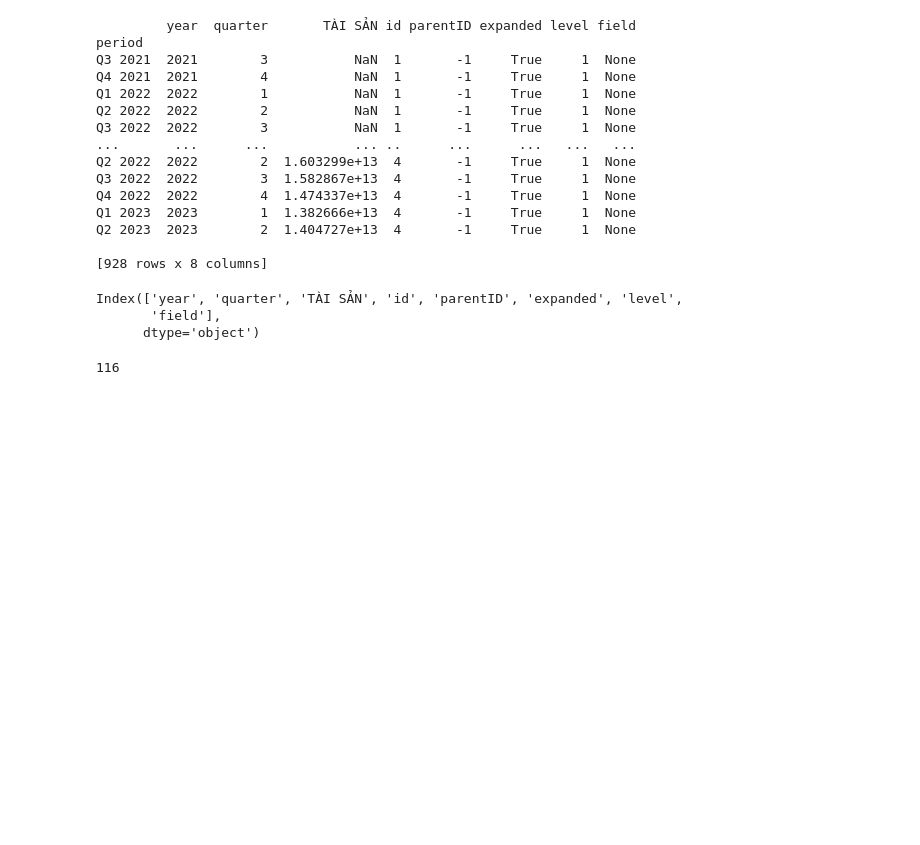
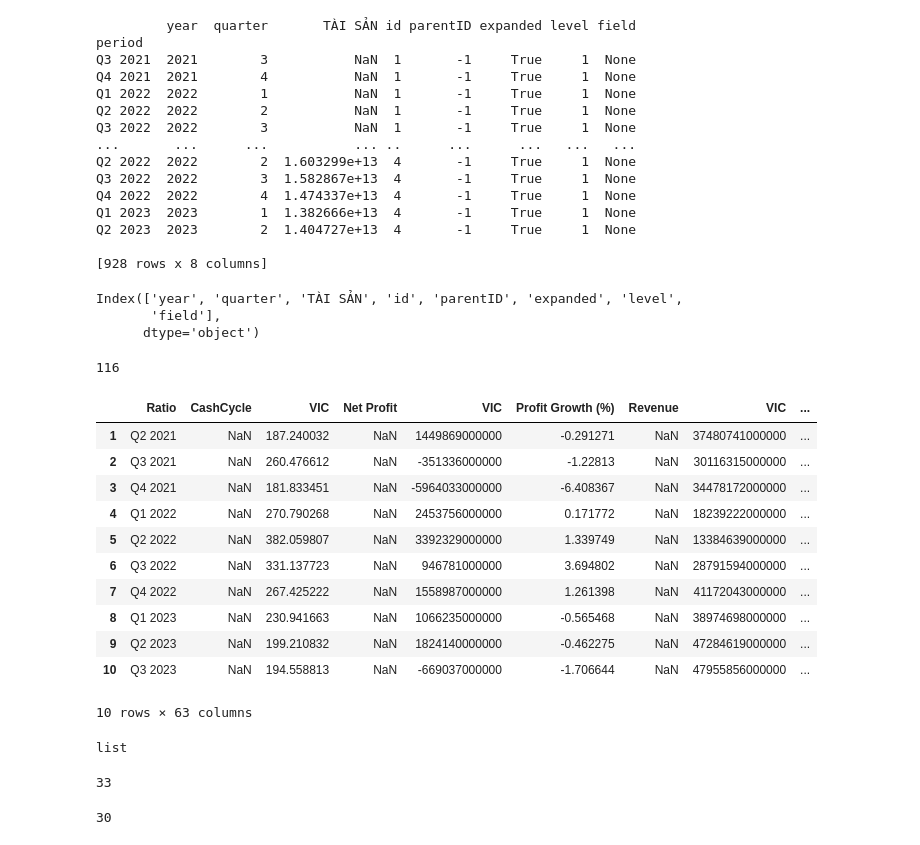
Before and after one commit to tranthanhbinh1/stock-recommendation-system, a Jupyter notebook: test2.ipynb, the cells around one changed output. Cells and saved outputs as stored; diff of their text form; code cells hidden in the pictures; blank space fills up the shorter version.

```diff
--- a/test2.ipynb
+++ b/test2.ipynb
@@ -201,3 +201,35 @@ with open ("test.json", "r") as f:
 len(data)
 # %% [output]
 116
+# %%
+import pandas as pd
+
+
+df = pd.read_excel("SSI_VIC_Financial_Ratio_13112023.xlsx")
+# %%
+# Reset and drop Indexes
+df = df.iloc[6:]
+df = df.iloc[:-4]   #Drop the "powered by fiintrade"
+df = df.reset_index(drop=True)
+# Tranpose and reset the index again
+df = df.transpose().reset_index(drop=True)
+# Set the first row as headers
+new_headers = df.iloc[0]
+df = df[1:]
+df.columns = new_headers
+# df = df.rename(columns={"ITEMS": "Quarter"})
+# %%
+df
+# %% [output]
+|  | Ratio | CashCycle | VIC | Net Profit | VIC | Profit Growth (%) | Revenue | VIC | ... |
+| 1 | Q2 2021 | NaN | 187.240032 | NaN | 1449869000000 | -0.291271 | NaN | 37480741000000 | ... |
+| 2 | Q3 2021 | NaN | 260.476612 | NaN | -351336000000 | -1.22813 | NaN | 30116315000000 | ... |
+| 3 | Q4 2021 | NaN | 181.833451 | NaN | -5964033000000 | -6.408367 | NaN | 34478172000000 | ... |
+| 4 | Q1 2022 | NaN | 270.790268 | NaN | 2453756000000 | 0.171772 | NaN | 18239222000000 | ... |
+| 5 | Q2 2022 | NaN | 382.059807 | NaN | 3392329000000 | 1.339749 | NaN | 13384639000000 | ... |
+| 6 | Q3 2022 | NaN | 331.137723 | NaN | 946781000000 | 3.694802 | NaN | 28791594000000 | ... |
+| 7 | Q4 2022 | NaN | 267.425222 | NaN | 1558987000000 | 1.261398 | NaN | 41172043000000 | ... |
+| 8 | Q1 2023 | NaN | 230.941663 | NaN | 1066235000000 | -0.565468 | NaN | 38974698000000 | ... |
+| 9 | Q2 2023 | NaN | 199.210832 | NaN | 1824140000000 | -0.462275 | NaN | 47284619000000 | ... |
+| 10 | Q3 2023 | NaN | 194.558813 | NaN | -669037000000 | -1.706644 | NaN | 47955856000000 | ... |
+10 rows × 63 columns
@@ -203,0 +239,8 @@ len(data)
+# %%
+type(valid_columns)
+# %% [output]
+list
+# %%
+len(valid_columns)
+# %% [output]
+33
@@ -203,0 +249,4 @@ len(data)
+# %%
+len(tickers_columns)
+# %% [output]
+30
```
Also changed, not shown: parts of 2 cells of this notebook, 2 other files.
